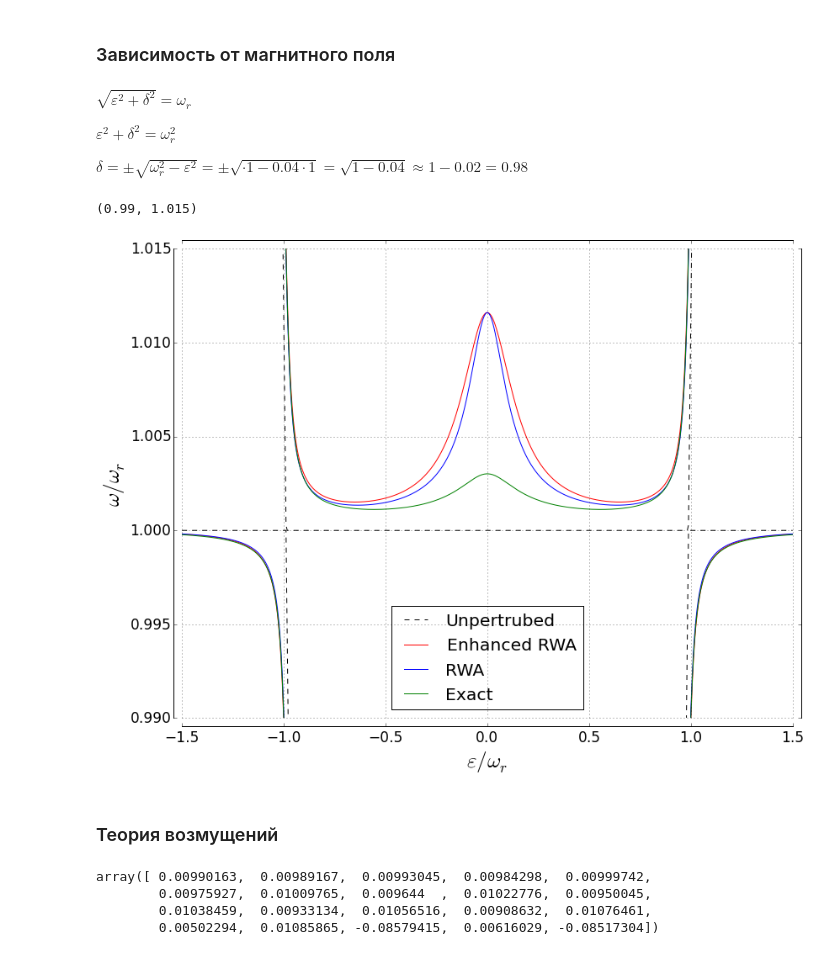
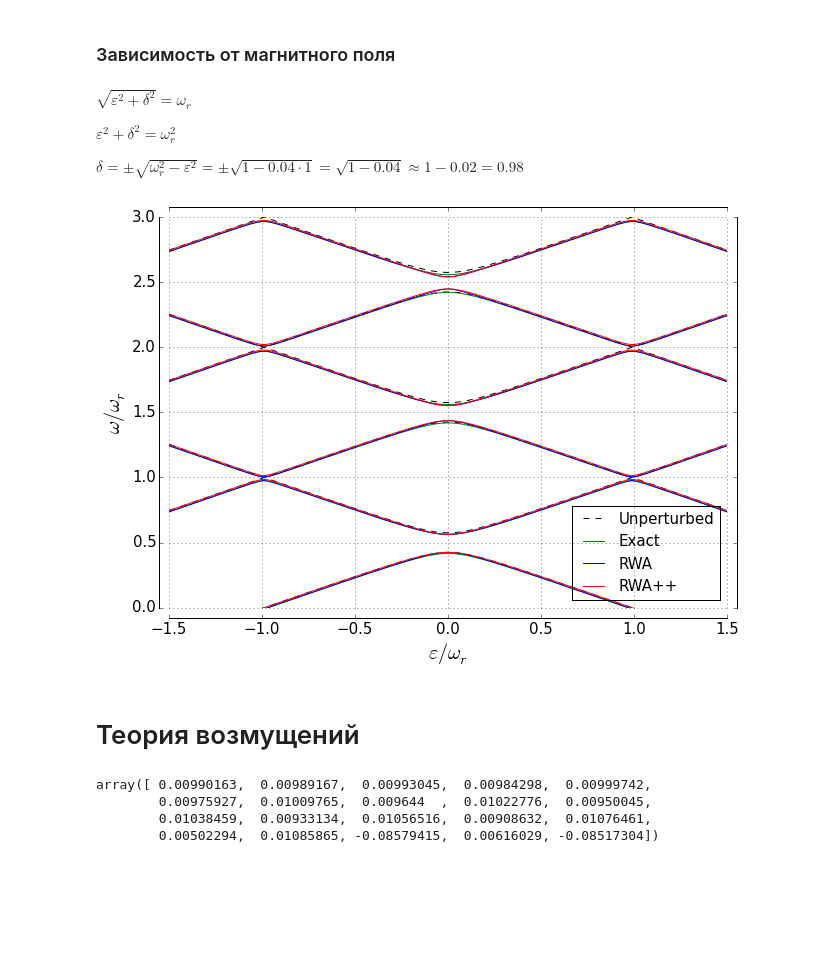
Before and after one commit to vdrhtc/Thesis-simulations, a Jupyter notebook: Cavity QED - Theory.ipynb, the cells around one changed output. Drawn from its saved outputs; the diff is of its cells as text; code cells hidden in the pictures; blank space fills up the shorter version.

```diff
--- a/Cavity QED - Theory.ipynb
+++ b/Cavity QED - Theory.ipynb
@@ -10,7 +10,7 @@ from numpy import kron as tp
 # %% [output]
 Populating the interactive namespace from numpy and matplotlib
 # %%
-osc_levels = 20
+osc_levels = 10
 E_q = np.diag([1,1])
 sigma_x = np.array([[0,1],[1,0]])
 sigma_z = np.array([[1,0],[0,-1]])
@@ -282,5 +300,5 @@ $\sqrt{\varepsilon^2+\delta^2} = \omega_r$
 
 $\varepsilon^2+\delta^2 = \omega_r^2$
 
-$\delta = \pm\sqrt{\omega_r^2-\varepsilon^2} = \pm \sqrt{\cdot1 - 0.04\cdot1} = \sqrt{1-0.04}\approx 1-0.02 = 0.98$
+$\delta = \pm\sqrt{\omega_r^2-\varepsilon^2} = \pm \sqrt{1 - 0.04\cdot1} = \sqrt{1-0.04}\approx 1-0.02 = 0.98$
 # %%
@@ -309,45 +327,64 @@ for delta in MEs:
     evals_unpert, evecs_unpert, evals, evecs = solve_eigenproblem_test2(RWA=True)
     pert2.append(evals)
 # %%
-for i in range(0, 1):
-#     plt.plot(MEs, array(unpert)[:, i], '--', color='black', label = "Unpertrubed" if i==0 else "_")
-#     plt.plot(MEs, array(exact)[:, i], '-', color='g', label = "Exact" if i==0 else "_")
-#     plt.plot(MEs, array(pert2)[:, i], '-', color='b', label = "RWA" if i==0 else "_")
-#     plt.plot(MEs, array(pert)[:, i], '-', color='red', label = "Enhanced RWA" if i==0 else "_")
+for i in range(0, 10):
+    plt.plot(MEs, array(unpert)[:, i], '--', color='black', label = "Unperturbed" if i==0 else "_")
+    plt.plot(MEs, array(exact)[:, i], '-', color='g', label = "Exact" if i==0 else "_")
+    plt.plot(MEs, array(pert2)[:, i], '-', color='b', label = "RWA" if i==0 else "_")
+    plt.plot(MEs, array(pert)[:, i], '-', color='red', label = "RWA++" if i==0 else "_")
 
-    plt.plot(MEs, array(unpert)[:,i+1]-array(unpert)[:,i], '--', color='black', label = "Unpertrubed" if i==0 else "_")
-    plt.plot(MEs, array(unpert)[:,i+2]-array(unpert)[:,i], '--', color='black')
+#     plt.plot(MEs, array(unpert)[:,i+1]-array(unpert)[:,i], '--', color='black', label = "g = 0" if i==0 else "_")
+#     plt.plot(MEs, array(unpert)[:,i+2]-array(unpert)[:,i], '--', color='black')
 
-    plt.plot(MEs, array(pert)[:,i+1]-array(pert)[:,i], 'red', label = "Enhanced RWA" if i==0 else "_")
-    plt.plot(MEs, array(pert)[:,i+2]-array(pert)[:,i], 'red')
+#     plt.plot(MEs, array(pert)[:,i+1]-array(pert)[:,i], 'red', label = r"RWA++, g = 0.1 $\omega_r$" if i==0 else "_")
+#     plt.plot(MEs, array(pert)[:,i+2]-array(pert)[:,i], 'red')
 
-    plt.plot(MEs, array(pert2)[:,i+1] -array(pert2)[:,i], 'b', label = "RWA" if i==0 else "_")
-    plt.plot(MEs, array(pert2)[:,i+2] -array(pert2)[:,i], 'b')
+#     plt.plot(MEs, array(pert2)[:,i+1] -array(pert2)[:,i], 'b', label = r"RWA, g = 0.1 $\omega_r$" if i==0 else "_")
+#     plt.plot(MEs, array(pert2)[:,i+2] -array(pert2)[:,i], 'b')
 
-    plt.plot(MEs, array(exact)[:,i+1]-array(exact)[:,i], '-g', label = "Exact" if i==0 else "_")
-    plt.plot(MEs, array(exact)[:,i+2]-array(exact)[:,i], '-g')
+#     plt.plot(MEs, array(exact)[:,i+1]-array(exact)[:,i], '-g', label = r"Exact, g = 0.1 $\omega_r$" if i==0 else "_")
+#     plt.plot(MEs, array(exact)[:,i+2]-array(exact)[:,i], '-g')
 
 #     plt.plot(linspace(-1, 2, 1000), array(pert)[:,i]-array(unpert)[:,i], 'red')
 dict(plt.gca().spines.items())["left"].set_position(('outward', 10))
 dict(plt.gca().spines.items())["bottom"].set_position(('outward', 10))
 dict(plt.gca().spines.items())["top"].set_position(('outward', 10))
 dict(plt.gca().spines.items())["right"].set_position(('outward', 10))
-plt.gcf().set_size_inches(13,10)
-plt.xlabel(r"$\varepsilon/\omega_r$", fontsize=25)
-plt.ylabel(r"$\omega/\omega_r$", fontsize=25)
+plt.gcf().set_size_inches(10,7)
+plt.xlabel(r"$\varepsilon/\omega_r$", fontsize=20)
+plt.ylabel(r"$\omega/\omega_r$", fontsize=20)
 plt.grid()
-plt.legend(loc=8)
-# plt.xlim(0, 1.2)
+plt.legend(loc=4, fontsize=15)
+plt.xlim(-1.5, 1.5)
 # plt.xticks(linspace(0, 1.2, 5));
-# plt.ylim(0.14,1.1)
-# plt.yticks(linspace(0.15, 1.1, 20));
+plt.ylim(0,3)
+# plt.yticks(linspace(0.1, 1.3, 7), fontsize=15);
+# plt.xticks(linspace(-1.5, 1.5, 7), fontsize=15);
+# plt.ylim(0.1, 1.3)
 
-plt.ylim(0.99, 1.015)
+
+# fig = plt.gcf()
+# axes2 = fig.add_axes([0.313,0.75, 0.4, 0.15])
+# axes2.plot(MEs, array(unpert)[:,1]-array(unpert)[:,0], '--', color='black')
+# axes2.plot(MEs, array(unpert)[:,2]-array(unpert)[:,0], '--', color='black')
+# axes2.plot(MEs, array(exact)[:,1]-array(exact)[:,0], '-g')
+# axes2.plot(MEs, array(exact)[:,2]-array(exact)[:,0], '-g')
+# axes2.plot(MEs, array(pert)[:,1]-array(pert)[:,0], '-r')
+# axes2.plot(MEs, array(pert)[:,2]-array(pert)[:,0], '-r')
+# axes2.plot(MEs, array(pert2)[:,1]-array(pert2)[:,0], '-b')
+# axes2.plot(MEs, array(pert2)[:,2]-array(pert2)[:,0], '-b')
+
+# axes2.set_ylim(0.995, 1.015)
+# axes2.patch.set_facecolor('white')
+# axes2.grid()
+# plt.xticks(linspace(-1.5, 1.5, 7), fontsize=12);
+# plt.yticks(linspace(0.995, 1.015, 3), fontsize=12);
+# axes2.get_yaxis().get_major_formatter().set_useOffset(False)
+plt.savefig("../Собсно диплом/Pictures/rabi_spectrum.png", dpi=200)
 # %% [output]
-(0.99, 1.015)
-[figure, old version]
+[figure, new version]
 # %% [markdown]
-### Теория возмущений
+# Теория возмущений
 # %%
 M = build_H_0_test()+ build_H_i_RWA_test()
 M1= build_H_0_test()+ build_H_i_RWA_test() + (build_H_i_RWA_test2()-build_H_i_RWA_test())
```
Also changed, not shown: parts of 8 cells of this notebook, 3 other files.
